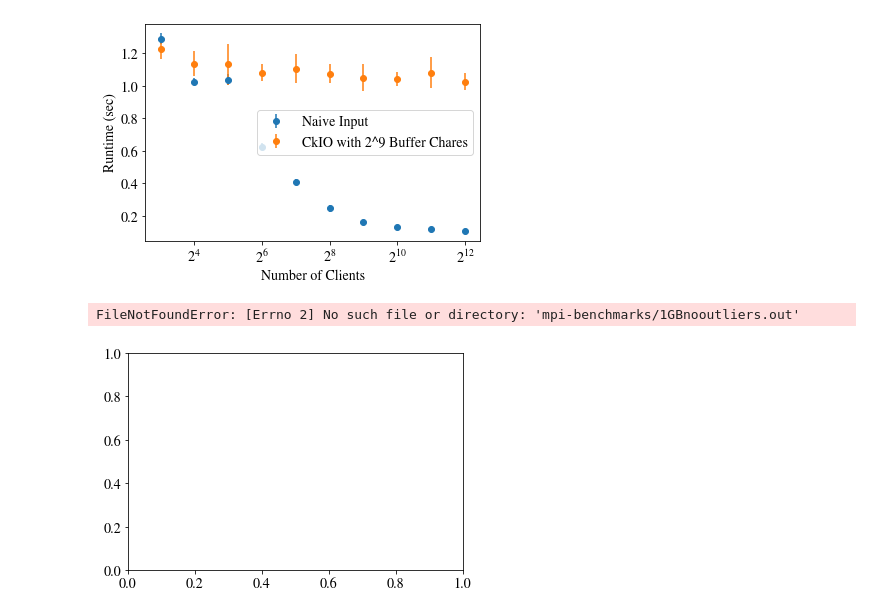
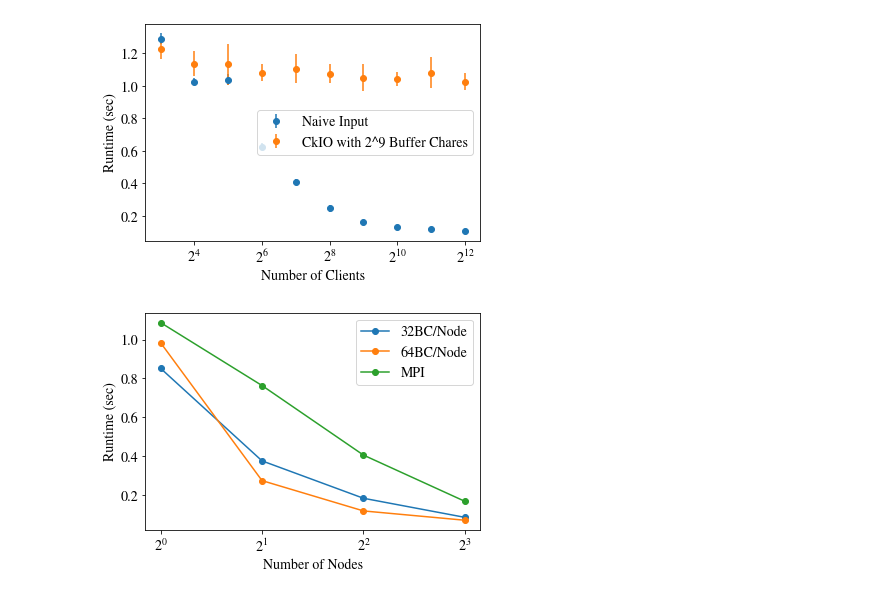
Before and after one commit to mayantaylor/ckio-testsuite, a Jupyter notebook: visualize.ipynb, the cells around one changed output. Drawn from its saved outputs; the diff is of its cells as text; code cells hidden in the pictures.

Commit message:
adding all paper figures and cleanup

```diff
--- a/visualize.ipynb
+++ b/visualize.ipynb
@@ -140,34 +140,36 @@ plt.legend(['Naive Input', 'CkIO with 2^9 Buffer Chares'])
 # %% [output]
 <matplotlib.legend.Legend at 0x...>
 [figure]
-# %%
-# MPI COMPARISON
-
-# GENERATING NAIVE DATA PLOT WITH 16 NODES, 32 TPN
-output1 = "mpi-benchmarks/1GBnooutliers.out"
-output2 = "basic-chare-benchmarks/bridges/results/1GB_32tpn.out"
-
-
-fig, ax = plt.subplots()
-
-for file in [output1, output2]:
-    dataframe = pd.read_csv(file, sep=' ', header=None)
-    dataframe.columns = ['#PEs', 'Misc', 'Time']
-
-    grouped = dataframe.groupby('#PEs').agg(['mean', 'std'])
-    ax.errorbar(grouped.index, grouped['Time']['mean'], yerr=grouped['Time']['std'], fmt='o')
-
-
-# plot setup
-ax.set_xscale('log', base=2)
-
-
-
-plt.xlabel('Number of PEs')
-plt.ylabel('Runtime (sec)')
-plt.legend(['MPI', "Naive Charm"])
-
-plt.savefig('figures/mpi-naive-comparison.pdf', bbox_inches='tight', format='pdf')
-# %% [output]
-FileNotFoundError: [Errno 2] No such file or directory: 'mpi-benchmarks/1GBnooutliers.out'
-[figure, removed]
+# %%
+# MPI COMPARISON WITH CKIO
+
+mpi = "mpi-benchmarks/mpi-1GB-32tpn.txt"
+ckio = "ckio-benchmarks/32tpn.out"
+
+mpidf = pd.read_csv(mpi, sep=' ', header=None, names=['nnodes', 'npes', 'size', 'time'])
+ckiodf = pd.read_csv(ckio, sep=' ', header=None, names=['nreaders', 'nbc', 'npes', 'nnodes', 'filesize', 'bgtime', 'time'])
+
+ckiodf['bcpernode'] = ckiodf['nbc'] / ckiodf['nnodes']
+fig, ax = plt.subplots()
+
+# plot ckio
+range = [32, 64]
+for bc in range:
+    data = ckiodf[ckiodf['bcpernode'] == bc]
+    grouped = data.groupby('nnodes').agg(['mean', 'std'])
+
+    ax.plot(grouped.index, grouped['time']['mean'], marker='o')
+
+# plot mpi
+grouped = mpidf.groupby('nnodes').agg(['mean', 'std'])
+ax.plot(grouped.index, grouped['time']['mean'], marker='o')
+
+plt.legend(['32BC/Node', '64BC/Node', 'MPI'])
+
+plt.xscale('log', base=2)
+plt.xlabel('Number of Nodes')
+plt.ylabel('Runtime (sec)')
+
+plt.savefig('ckio-mpi.pdf', bbox_inches='tight', format='pdf')
+# %% [output]
+[figure, added]
```
Also changed, not shown: parts of 3 cells of this notebook, 17 other files.
